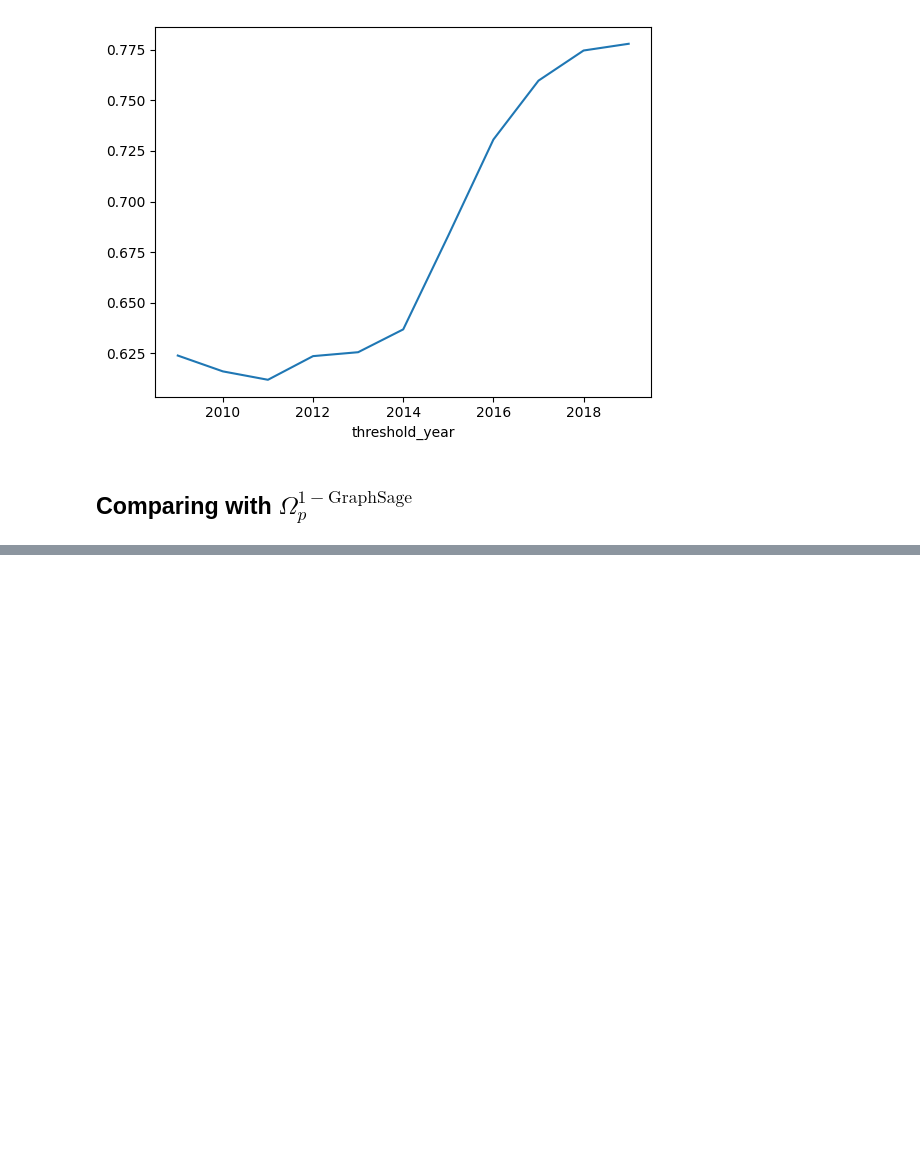
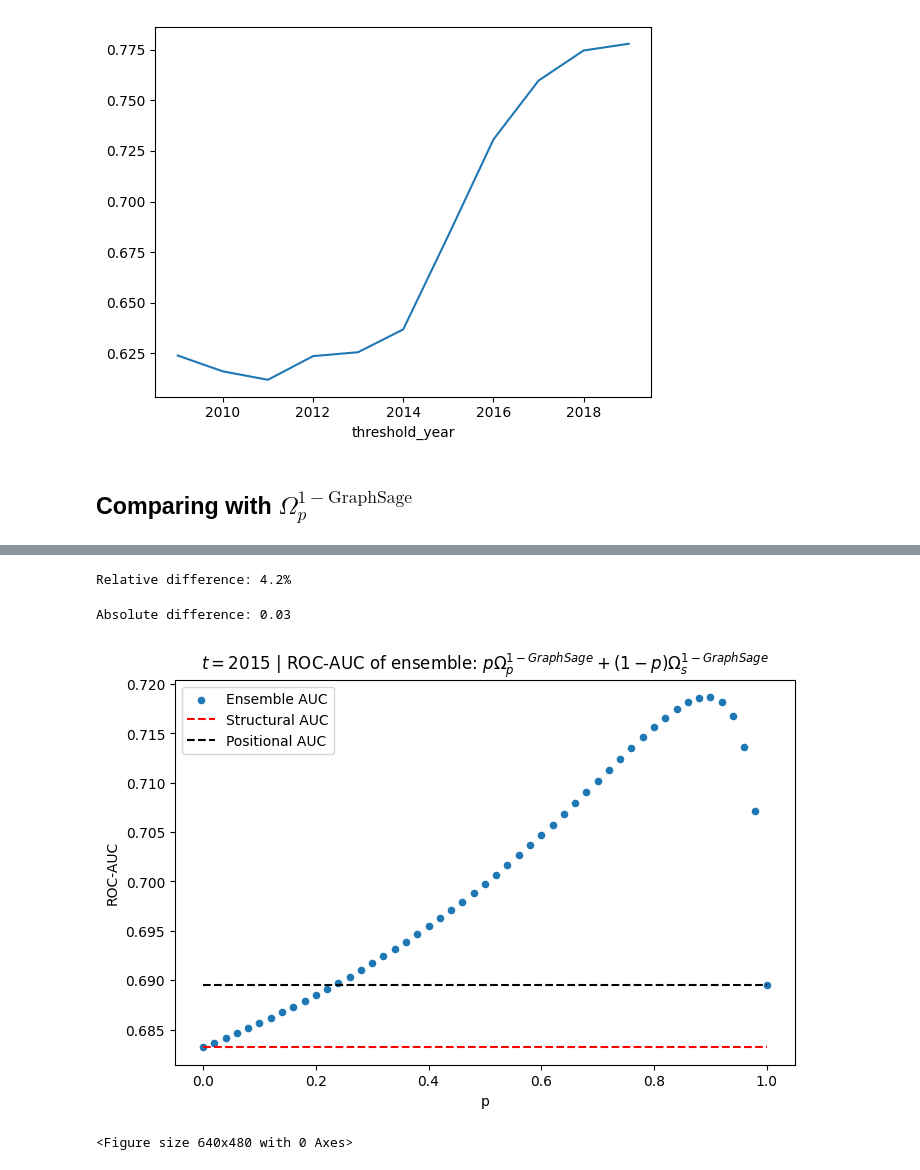
Before and after one commit to caiolmart/node-concordance, a Jupyter notebook: notebooks/gamma_function/arxiv/11-1-structural_graphsage_sensitivity_labels.ipynb, the cells around one changed output, grey strips where cells are left out. Saved outputs shown, nothing was run; the diff lists cells and outputs as text; code cells hidden in the pictures; blank space fills up the shorter version.

```diff
--- a/notebooks/gamma_function/arxiv/11-1-structural_graphsage_sensitivity_labels.ipynb
+++ b/notebooks/gamma_function/arxiv/11-1-structural_graphsage_sensitivity_labels.ipynb
@@ -280,0 +429,3 @@ plt.savefig(f"reports/images/positional_structural_sensitivity_perfomance.pdf")
+# %%
+structural_auc = roc_auc_score(full_df["is_same_class"], full_df["structural_pred"])
+structural_auc
@@ -280,0 +434,3 @@ plt.savefig(f"reports/images/positional_structural_sensitivity_perfomance.pdf")
+# %%
+positional_auc = roc_auc_score(full_df["is_same_class"], full_df["positional_pred"])
+positional_auc
@@ -280,0 +439,13 @@ plt.savefig(f"reports/images/positional_structural_sensitivity_perfomance.pdf")
+# %%
+auc_dict = {}
+for p in np.linspace(0, 1, 51):
+    score = (
+        full_df["positional_pred"]
+        .mul(p)
+        .add(full_df["structural_pred"].mul(1 - p))
+    )
+    auc = roc_auc_score(full_df["is_same_class"], score)
+    auc_dict[p] = auc
+# %%
+auc_df = pd.Series(auc_dict).rename("ROC-AUC").rename_axis("p").to_frame()
+auc_df.head()
@@ -280,0 +491,48 @@ plt.savefig(f"reports/images/positional_structural_sensitivity_perfomance.pdf")
+# %%
+rel_diff = auc_df['ROC-AUC'].max()/positional_auc - 1
+print(f'Relative difference: {rel_diff:.1%}')
+# %% [output]
+Relative difference: 4.2%
+# %%
+abs_diff = auc_df['ROC-AUC'].max() - positional_auc
+print(f'Absolute difference: {abs_diff:.1}')
+# %% [output]
+Absolute difference: 0.03
+# %%
+fig, ax = plt.subplots(1, 1, figsize=(8, 5))
+
+auc_df.reset_index().plot(
+    kind="scatter",
+    x="p",
+    y="ROC-AUC",
+    label="Ensemble AUC",
+    ax=ax,
+)
+
+ax.hlines(
+    structural_auc,
+    xmin=0,
+    xmax=1,
+    ls="--",
+    color="red",
+    label="Structural AUC",
+)
+ax.hlines(
+    positional_auc,
+    xmin=0,
+    xmax=1,
+    ls="--",
+    color="black",
+    label="Positional AUC",
+)
+
+plt.legend()
+plt.title(
+    "$t=2015$ | ROC-AUC of ensemble: $p\Omega_p^{1-GraphSage} + (1-p)\Omega_s^{1-GraphSage}$"
+)
+plt.show()
+
+plt.savefig('reports/images/ogbn-arxiv/t=2015_auc_ensemble.pdf')
+# %% [output]
+[figure, added]
+<Figure size 640x480 with 0 Axes>
```
Also changed, not shown: parts of 30 cells of this notebook.
